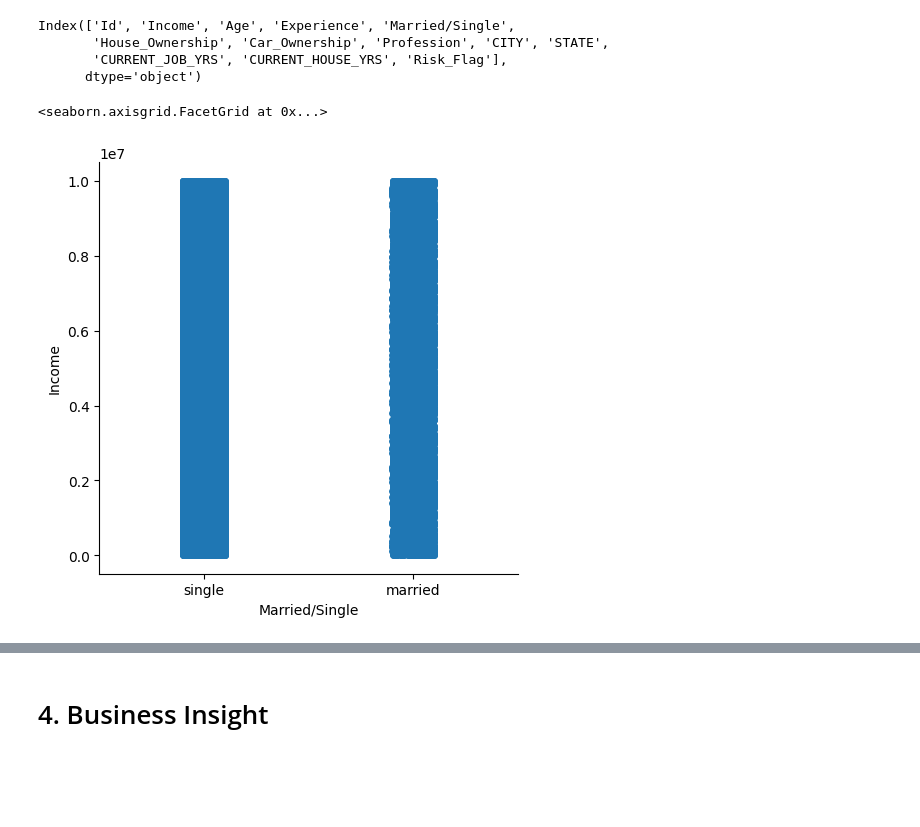
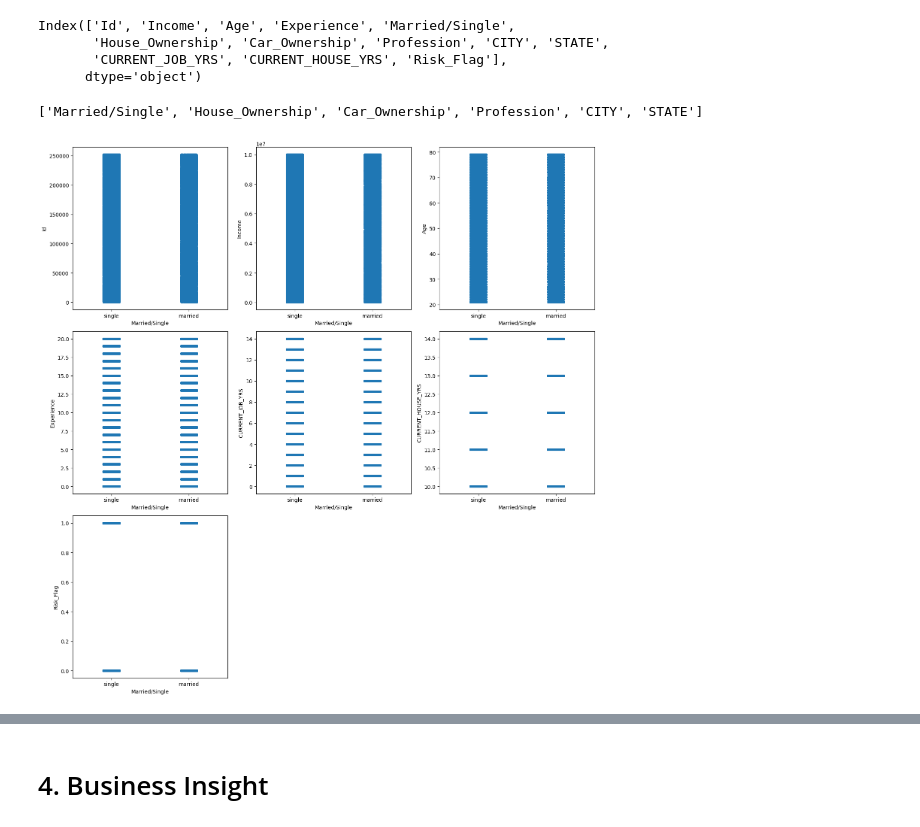
Before and after one commit to satriapandu93/Final-Project-Data-Mania, a Jupyter notebook: Data Mania Project.ipynb, the cells around one changed output, grey strips where cells are left out. Saved outputs shown, nothing was run; the diff lists cells and outputs as text; code cells hidden in the pictures; blank space fills up the shorter version.

```diff
--- a/Data Mania Project.ipynb
+++ b/Data Mania Project.ipynb
@@ -8,5 +11,5 @@ import sklearn
 # %%
-df = pd.read_csv('Downloads/Loan/Training Data.csv')
+df = pd.read_csv('C:/Users/Lenovo/Downloads/Loan/Training Data.csv')
 # %%
 df.head()
 # %% [output]
@@ -64,6 +86,6 @@ Berdasarkan tipe data, semua fitur memiliki tipe data yang sudah sesuai.
 # %%
-numericals = ['Income', 'Age', 'Experience', 'CURRENT_JOB_YRS', 'CURRENT_HOUSE_YRS', 'Risk_Flag']
-categoricals = ['Married/Single', 'House_Ownership', 'Profession', 'CITY', 'STATE',]
+numericals = ['Id', 'Income', 'Age', 'Experience', 'CURRENT_JOB_YRS', 'CURRENT_HOUSE_YRS', 'Risk_Flag']
+categoricals = ['Married/Single', 'House_Ownership', 'Car_Ownership', 'Profession', 'CITY', 'STATE']
 # %%
 df.describe()
 # %% [output]
@@ -123,12 +165,12 @@ for i in range (0, len(features)):
 # %% [markdown]
 ## Categoricals
 # %%
-features = categoricals
+categoricals = ['Married/Single', 'House_Ownership', 'Car_Ownership']
 plt.figure(figsize=(15, 5))
-for i in range(0, len(features)):
-    plt.subplot(1, len(features), i+1)
+for i in range(0, len(categoricals)):
+    plt.subplot(1, len(categoricals), i+1)
     sns.countplot(x=df[features[i]], color='green')
-    plt.xticks(rotation=90)
+    plt.xticks(rotation=45)
     plt.tight_layout()
     plt.show()
 # %% [output]
@@ -139,0 +180,15 @@ for i in range(0, len(features)):
+# %%
+categoricals = ['Profession', 'CITY', 'STATE']
+plt.figure(figsize=(15, 5))
+
+for i in range(len(categoricals)):
+    plt.subplot(1, len(categoricals), i+1)
+    top_10_data = df[categoricals[i]].value_counts().head(10)
+
+    sns.barplot(x=top_10_data.index, y=top_10_data.values, color='green')
+    plt.xticks(rotation=45)
+    plt.xlabel(categoricals[i])
+    plt.ylabel('Count')
+    plt.tight_layout()
+
+plt.show()
@@ -159,8 +220,15 @@ Index(['Id', 'Income', 'Age', 'Experience', 'Married/Single',
        'House_Ownership', 'Car_Ownership', 'Profession', 'CITY', 'STATE',
        'CURRENT_JOB_YRS', 'CURRENT_HOUSE_YRS', 'Risk_Flag'],
       dtype='object')
+# %%
+print(categoricals)
+# %% [output]
+['Married/Single', 'House_Ownership', 'Car_Ownership', 'Profession', 'CITY', 'STATE']
 # %%
-sns.catplot(data=df, x='Married/Single', y='Income')
+fig=plt.figure(figsize=(15,15)) #numerical dan cats
+for i in range(0, len(numericals)): #untuk setiap kolom numerik
+  ax=fig.add_subplot(3,3, i+1)
+  sns.stripplot(ax=ax, data=df, x='Married/Single' , y=numericals[i]) #x nya data apa yang harus korelasikan dan dilihat visualisasinya
+  plt.tight_layout()
 # %% [output]
-<seaborn.axisgrid.FacetGrid at 0x...>
-[figure, old version]
+[figure, new version]
```
Also changed, not shown: parts of 37 cells of this notebook.
